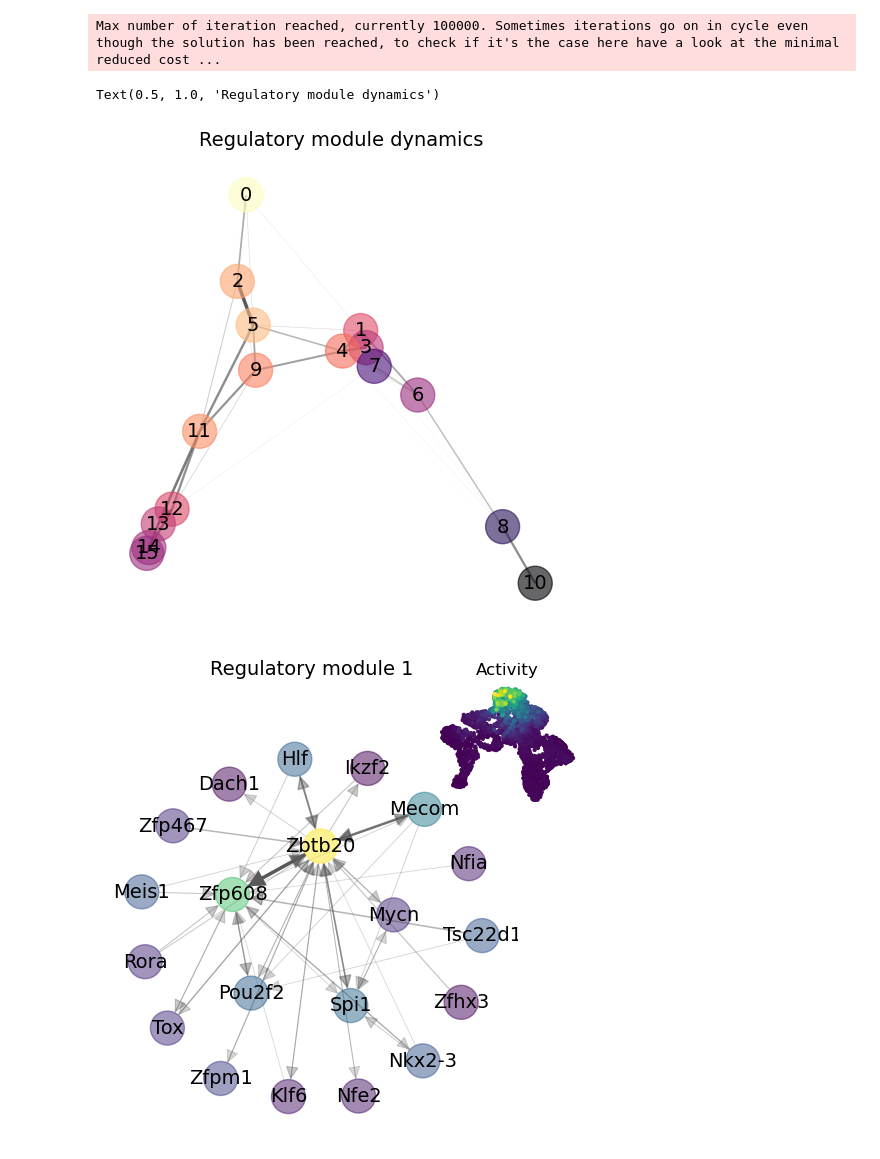
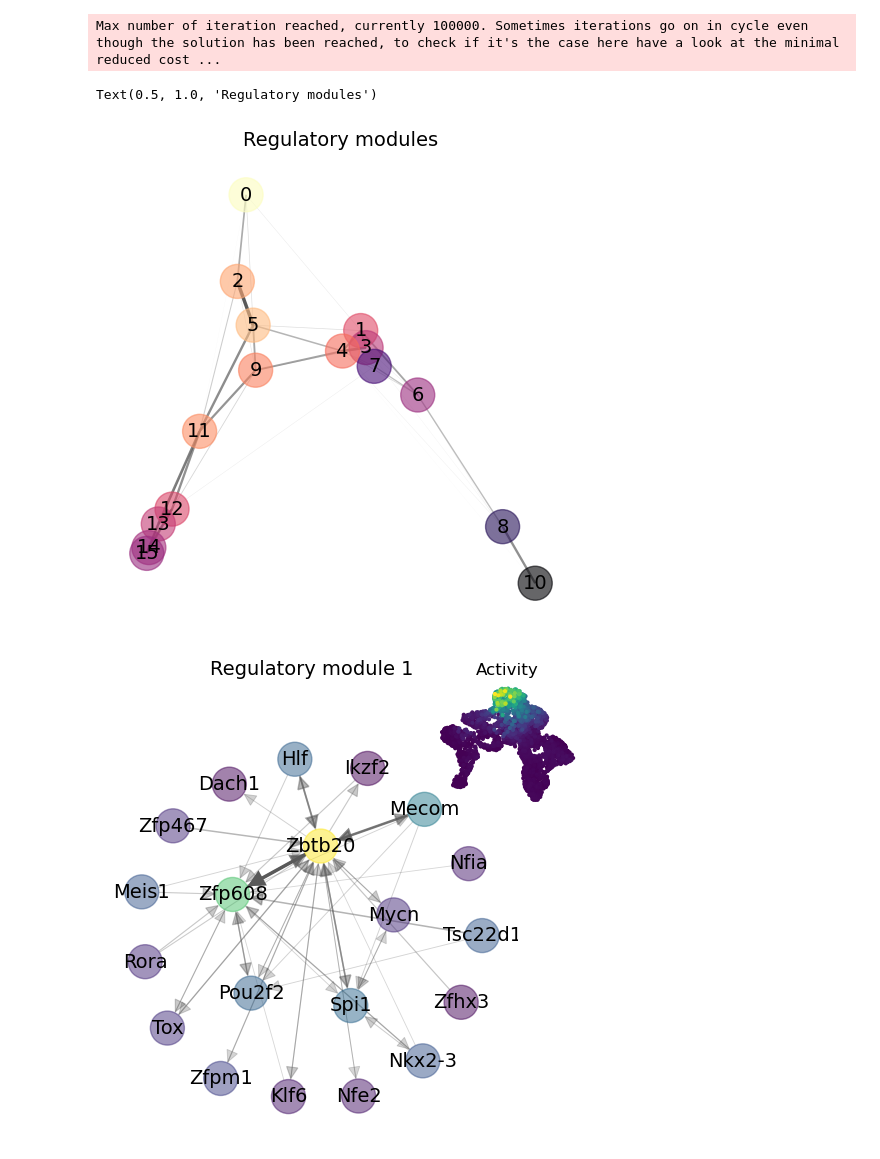
Before and after one commit to zsteve/locaTE.jl, a Jupyter notebook: examples/HSPC/3_plots.ipynb, the cells around one changed output. Drawn from its saved outputs; the diff is of its cells as text; code cells hidden in the pictures.

Commit message:
update HSPC plots

```diff
--- a/examples/HSPC/3_plots.ipynb
+++ b/examples/HSPC/3_plots.ipynb
@@ -119,32 +121,33 @@ for (i, j) in tqdm(itertools.product(range(adata.uns["U"].shape[1]), range(adata
 # %% [output]
 Max number of iteration reached, currently 100000. Sometimes iterations go on in cycle even though the solution has been reached, to check if it's the case here have a look at the minimal reduced cost ...
 # %%
+# Plot graph layout of regulatory modules
 import sklearn as sk
 A = sk.neighbors.NearestNeighbors(n_neighbors=5, metric = 'precomputed').fit(C).kneighbors_graph(C).toarray()
 A = 0.5*(A + A.T)
 
 K = np.exp(-2.5*C / np.median(C)) * A
 K /= K.max()
 t = np.array([visutil.approx_hitting_time(K / K.sum(-1).reshape(-1, 1), 0, j) for j in range(K.shape[0])])
 g = nx.Graph(K)
 
 nx.set_node_attributes(g, {i : np.exp(-t[i] / t.max()) for i in range(len(t))}, "centrality")
 nx.set_edge_attributes(g, {(i, j) : 0 for (i, j) in g.edges}, name = "ref")
 pos = nx.spectral_layout(g)
 # pos = nx.spring_layout(g)
 # discard self loops
 g.remove_edges_from(nx.selfloop_edges(g))
 plt.figure(figsize = (5, 5))
 module_names = {i : str(i) for i in range(adata.uns["U"].shape[1])}
 visutil.draw(g,
              gene_names = [str(module_names[i]) if i in module_names.keys() else "" for i in range(K.shape[0])],
              thresh = 0.0, pos = pos,
              kwargs_nodes = {"cmap" : plt.cm.magma, "alpha" : [0.6 if i in module_names.keys() else 0.3 for i in range(K.shape[0])], },
              kwargs_edges = {})
 plt.tight_layout()
 plt.axis("off")
-plt.title("Regulatory module dynamics", fontsize = 14)
+plt.title("Regulatory modules", fontsize = 14)
 # %% [output]
-Text(0.5, 1.0, 'Regulatory module dynamics')
+Text(0.5, 1.0, 'Regulatory modules')
-[figure, old version]
+[figure, new version]
 # %%
```
Also changed, not shown: parts of 6 cells of this notebook.
